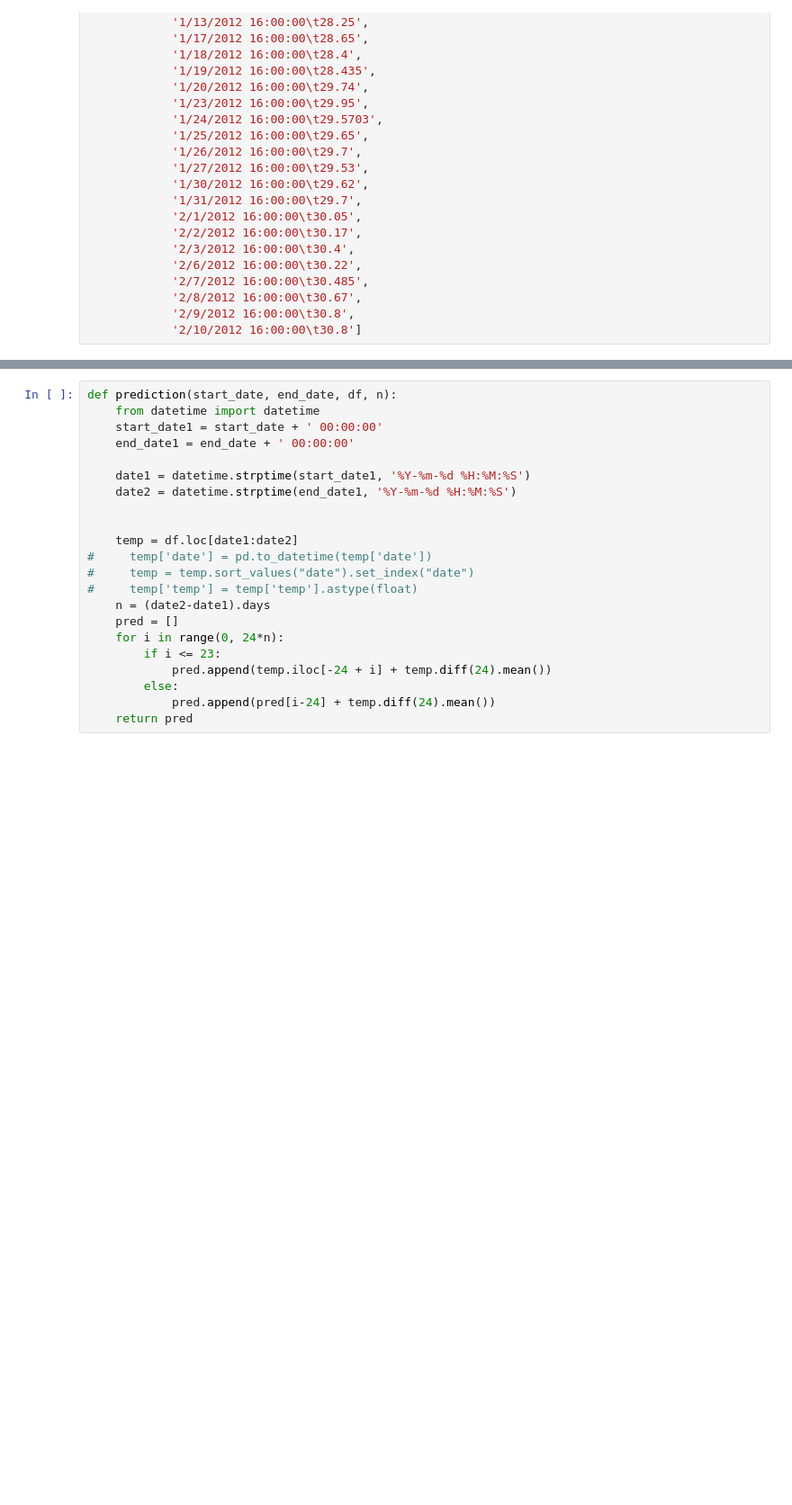
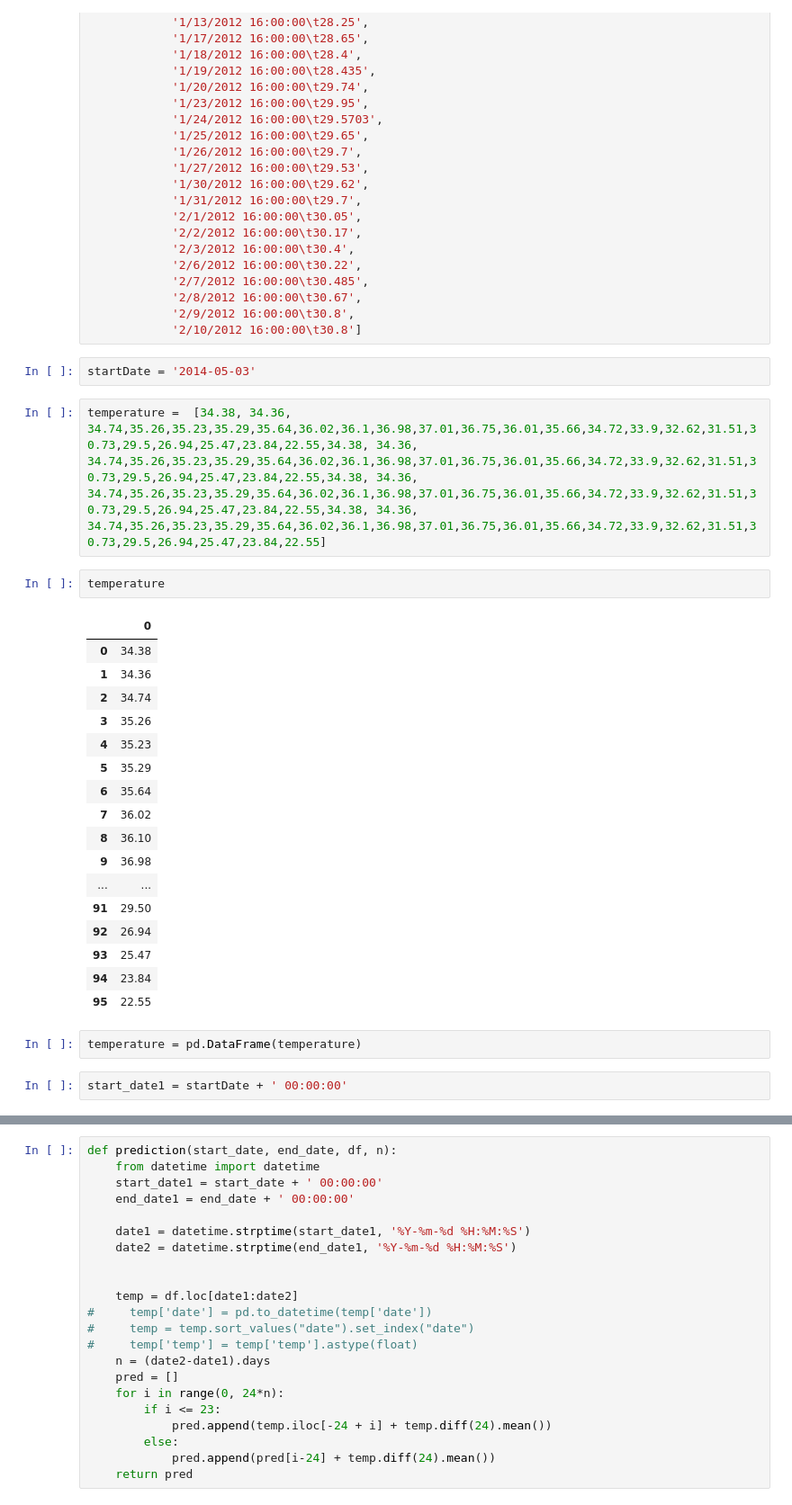
Before and after one commit to ravinder79/Climate-, a Jupyter notebook: climate_analysis.ipynb, the cells around one changed output, grey strips where cells are left out. Shown: that part at 90% size. Cells and saved outputs as stored; diff of their text form; blank space fills up the shorter version.

```diff
--- a/climate_analysis.ipynb
+++ b/climate_analysis.ipynb
@@ -396,3 +396,31 @@ readings = ['1/3/2012 16:00:00\t26.96',
             '2/8/2012 16:00:00\t30.67',
             '2/9/2012 16:00:00\t30.8',
             '2/10/2012 16:00:00\t30.8']
+# %%
+startDate = '2014-05-03'
+# %%
+temperature =  [34.38, 34.36, 34.74,35.26,35.23,35.29,35.64,36.02,36.1,36.98,37.01,36.75,36.01,35.66,34.72,33.9,32.62,31.51,30.73,29.5,26.94,25.47,23.84,22.55,34.38, 34.36, 34.74,35.26,35.23,35.29,35.64,36.02,36.1,36.98,37.01,36.75,36.01,35.66,34.72,33.9,32.62,31.51,30.73,29.5,26.94,25.47,23.84,22.55,34.38, 34.36, 34.74,35.26,35.23,35.29,35.64,36.02,36.1,36.98,37.01,36.75,36.01,35.66,34.72,33.9,32.62,31.51,30.73,29.5,26.94,25.47,23.84,22.55,34.38, 34.36, 34.74,35.26,35.23,35.29,35.64,36.02,36.1,36.98,37.01,36.75,36.01,35.66,34.72,33.9,32.62,31.51,30.73,29.5,26.94,25.47,23.84,22.55]
+# %%
+temperature
+# %% [output]
+|  | 0 |
+| 0 | 34.38 |
+| 1 | 34.36 |
+| 2 | 34.74 |
+| 3 | 35.26 |
+| 4 | 35.23 |
+| 5 | 35.29 |
+| 6 | 35.64 |
+| 7 | 36.02 |
+| 8 | 36.10 |
+| 9 | 36.98 |
+| ... | ... |
+| 91 | 29.50 |
+| 92 | 26.94 |
+| 93 | 25.47 |
+| 94 | 23.84 |
+| 95 | 22.55 |
+# %%
+temperature = pd.DataFrame(temperature)
+# %%
+start_date1 = startDate + ' 00:00:00'
```
Also changed, not shown: parts of 15 cells of this notebook.
